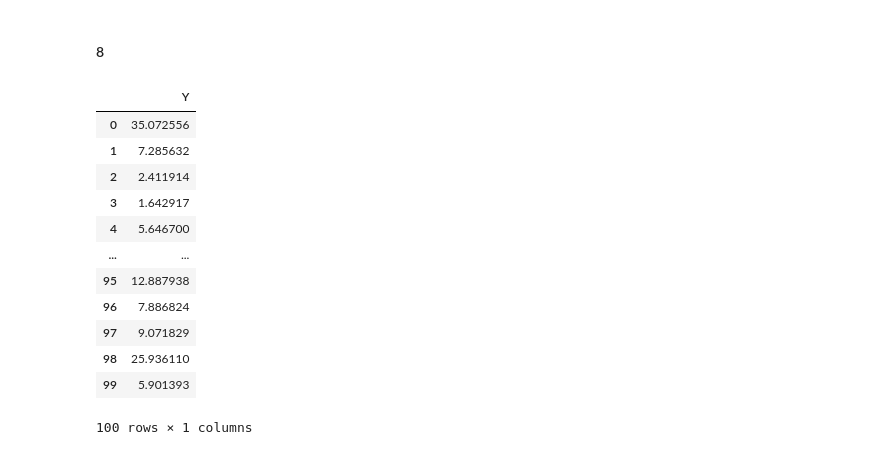
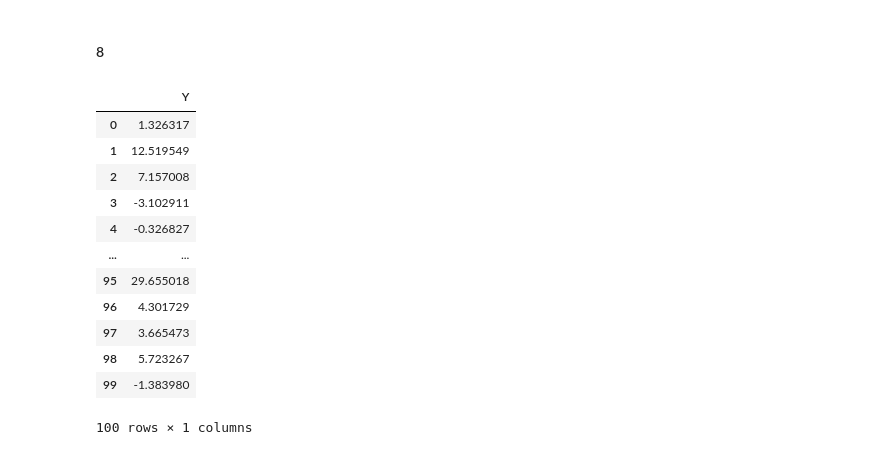
Before and after one commit to SandroAlex/statistical-learning, a Jupyter notebook: islp/chapter06.ipynb, the cells around one changed output. Drawn from its saved outputs; the diff is of its cells as text; code cells hidden in the pictures.

```diff
--- a/islp/chapter06.ipynb
+++ b/islp/chapter06.ipynb
@@ -530,31 +639,31 @@ eps: np.ndarray = np.random.normal(loc=0.0, scale=1.0, size=(100, 1))
 # %%
 # b)
 
 # Real parameters that generate data.
-B0: float = 5.0
-B1: float = -10.0
-B2: float = 3.0
-B3: float = 14.0
+B0: float = 3
+B1: float = 4
+B2: float = 2
+B3: float = 1
 
 # Response.
 Y: np.ndarray = B0 + B1*X + B2*(X**2) + B3*(X**3) + eps
 
 # To dataframes.
 dfY: pd.DataFrame = pd.DataFrame(Y, columns=["Y"])
 dfY
 # %% [output]
 |  | Y |
-| 0 | 35.072556 |
-| 1 | 7.285632 |
-| 2 | 2.411914 |
-| 3 | 1.642917 |
-| 4 | 5.646700 |
+| 0 | 1.326317 |
+| 1 | 12.519549 |
+| 2 | 7.157008 |
+| 3 | -3.102911 |
+| 4 | -0.326827 |
 | ... | ... |
-| 95 | 12.887938 |
-| 96 | 7.886824 |
-| 97 | 9.071829 |
-| 98 | 25.936110 |
-| 99 | 5.901393 |
+| 95 | 29.655018 |
+| 96 | 4.301729 |
+| 97 | 3.665473 |
+| 98 | 5.723267 |
+| 99 | -1.383980 |
 100 rows × 1 columns
 # %%
 # c)
```
Also changed, not shown: parts of 27 cells of this notebook.
